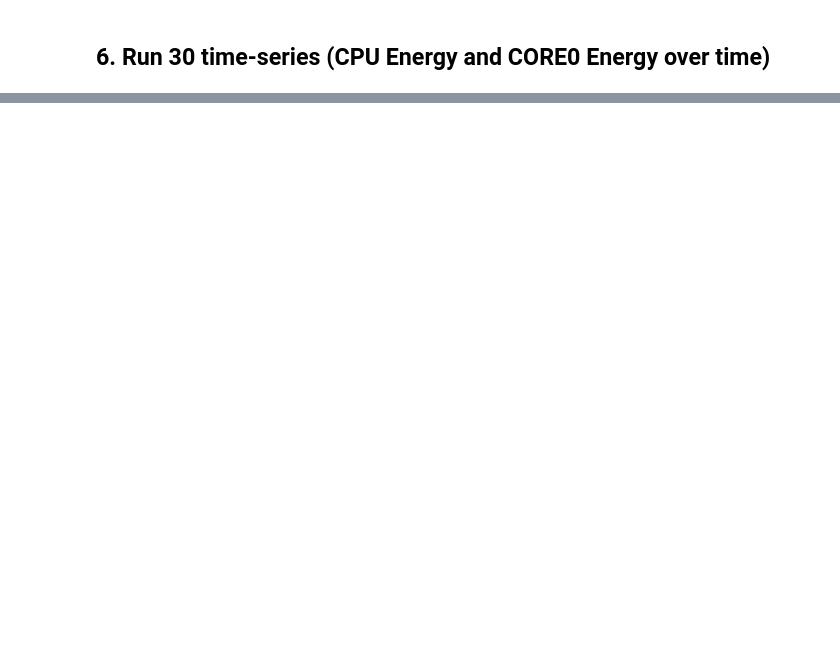
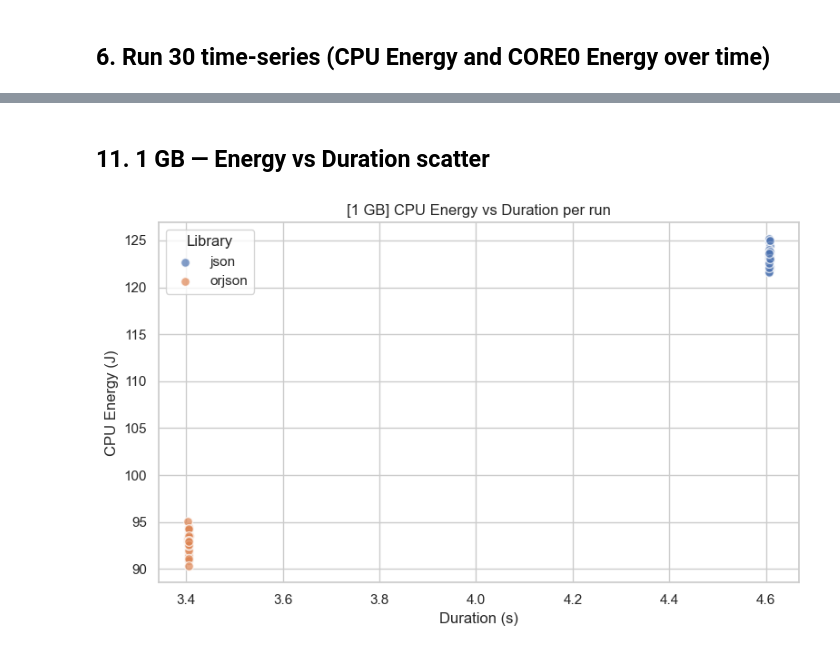
Before and after one commit to luiscruz/course_sustainableSE, a Jupyter notebook: 2026/p1_measuring_software/analysis/energy_json_vs_orjson.ipynb, the cells around one changed output, grey strips where cells are left out. Drawn from its saved outputs; the diff is of its cells as text; code cells hidden in the pictures; blank space fills up the shorter version.

```diff
--- a/2026/p1_measuring_software/analysis/energy_json_vs_orjson.ipynb
+++ b/2026/p1_measuring_software/analysis/energy_json_vs_orjson.ipynb
@@ -194,0 +245,10 @@ for col, title, fname in TIMESERIES:
+# %%
+json_df_1 = load_all_runs(DATA_ROOT / "json_energy_1g")
+json_df_1["library"] = "json"
+
+orjson_df_1 = load_all_runs(DATA_ROOT / "orjson_energy_1g")
+orjson_df_1["library"] = "orjson"
+
+all_df_1 = pd.concat([json_df_1, orjson_df_1], ignore_index=True)
+print(f"Loaded {len(json_df_1)} json runs, {len(orjson_df_1)} orjson runs")
+all_df_1.describe()
@@ -194,0 +268,15 @@ for col, title, fname in TIMESERIES:
+# %%
+clean_frames_1, outlier_frames_1 = [], []
+for lib in ("json", "orjson"):
+    subset = all_df_1[all_df_1["library"] == lib].copy()
+    clean, outliers = remove_outliers(subset)
+    clean_frames_1.append(clean)
+    outlier_frames_1.append(outliers)
+    n_out = len(outliers)
+    print(f"{lib}: kept {len(clean)}/{len(subset)} runs  ({n_out} outlier{'s' if n_out != 1 else ''})")
+    if n_out:
+        print(f"  removed: {outliers['file'].tolist()}")
+
+clean_df_1 = pd.concat(clean_frames_1, ignore_index=True)
+outlier_df_1 = pd.concat(outlier_frames_1, ignore_index=True)
+clean_df_1.head()
@@ -194,0 +345,16 @@ for col, title, fname in TIMESERIES:
+# %% [markdown]
+## 11. 1 GB — Energy vs Duration scatter
+# %%
+fig, ax = plt.subplots(figsize=(8, 5))
+for lib, grp in clean_df_1.groupby("library"):
+    ax.scatter(grp["duration_s"], grp["cpu_energy_j"],
+               label=lib, color=colors[lib], s=50, alpha=0.7, edgecolors="white")
+ax.set_xlabel("Duration (s)")
+ax.set_ylabel("CPU Energy (J)")
+ax.set_title("[1 GB] CPU Energy vs Duration per run")
+ax.legend(title="Library")
+fig.tight_layout()
+fig.savefig(FIGURES / "1g_energy_vs_duration.png", dpi=150, bbox_inches="tight")
+plt.show()
+# %% [output]
+[figure, added]
```
Also changed, not shown: parts of 18 cells of this notebook, 15 other files.
